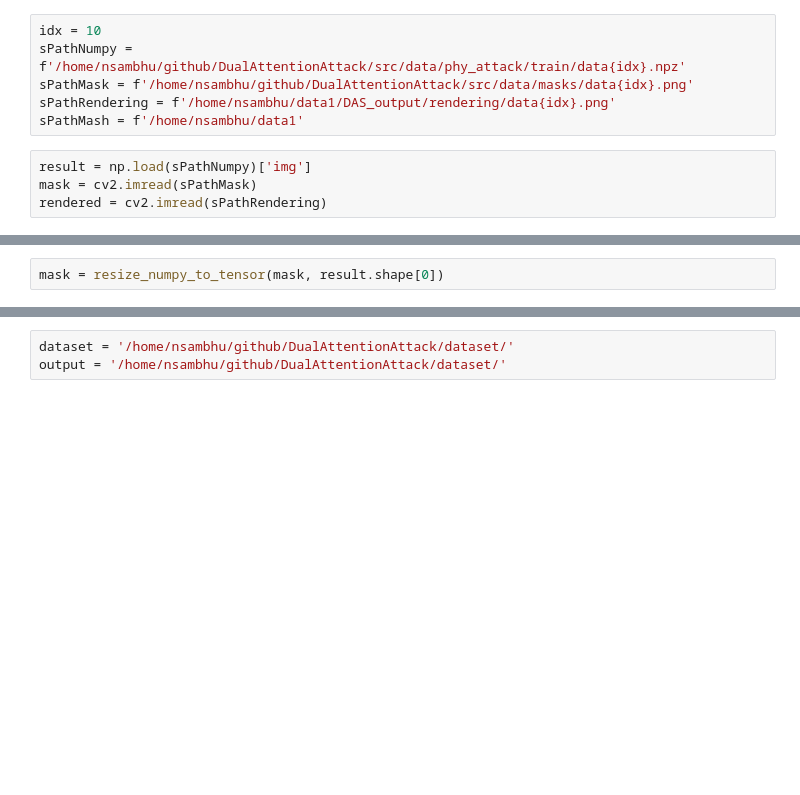
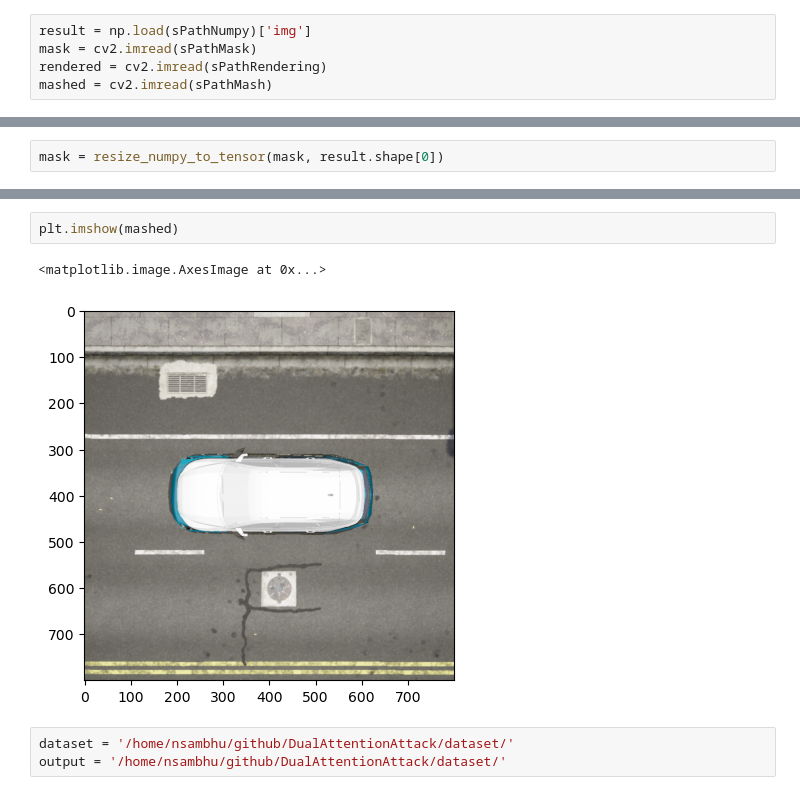
Before and after one commit to neilsambhu/DualAttentionAttack, a Jupyter notebook: sandbox.ipynb, the cells around one changed output, grey strips where cells are left out. Drawn from its saved outputs; the diff is of its cells as text; blank space fills up the shorter version.

```diff
--- a/sandbox.ipynb
+++ b/sandbox.ipynb
@@ -12,13 +14,8 @@ sPathRendering = '/home/nsambhu/data1/DAS_output/rendering/data0.png'
-# %%
-idx = 10
-sPathNumpy = f'/home/nsambhu/github/DualAttentionAttack/src/data/phy_attack/train/data{idx}.npz'
-sPathMask = f'/home/nsambhu/github/DualAttentionAttack/src/data/masks/data{idx}.png'
-sPathRendering = f'/home/nsambhu/data1/DAS_output/rendering/data{idx}.png'
-sPathMash = f'/home/nsambhu/data1'
 # %%
 result = np.load(sPathNumpy)['img']
 mask = cv2.imread(sPathMask)
 rendered = cv2.imread(sPathRendering)
+mashed = cv2.imread(sPathMash)
 # %%
 def resize_numpy_to_tensor(image: np.ndarray, image_size: int):
     image = torch.from_numpy(image)
@@ -56,3 +53,8 @@ plt.imshow((torch.from_numpy(rendered)).int())
+# %%
+plt.imshow(mashed)
+# %% [output]
+<matplotlib.image.AxesImage at 0x...>
+[figure, added]
 # %%
 dataset = '/home/nsambhu/github/DualAttentionAttack/dataset/'
 output = '/home/nsambhu/github/DualAttentionAttack/dataset/'
```
Also changed, not shown: parts of 6 cells of this notebook, 3 other files.
